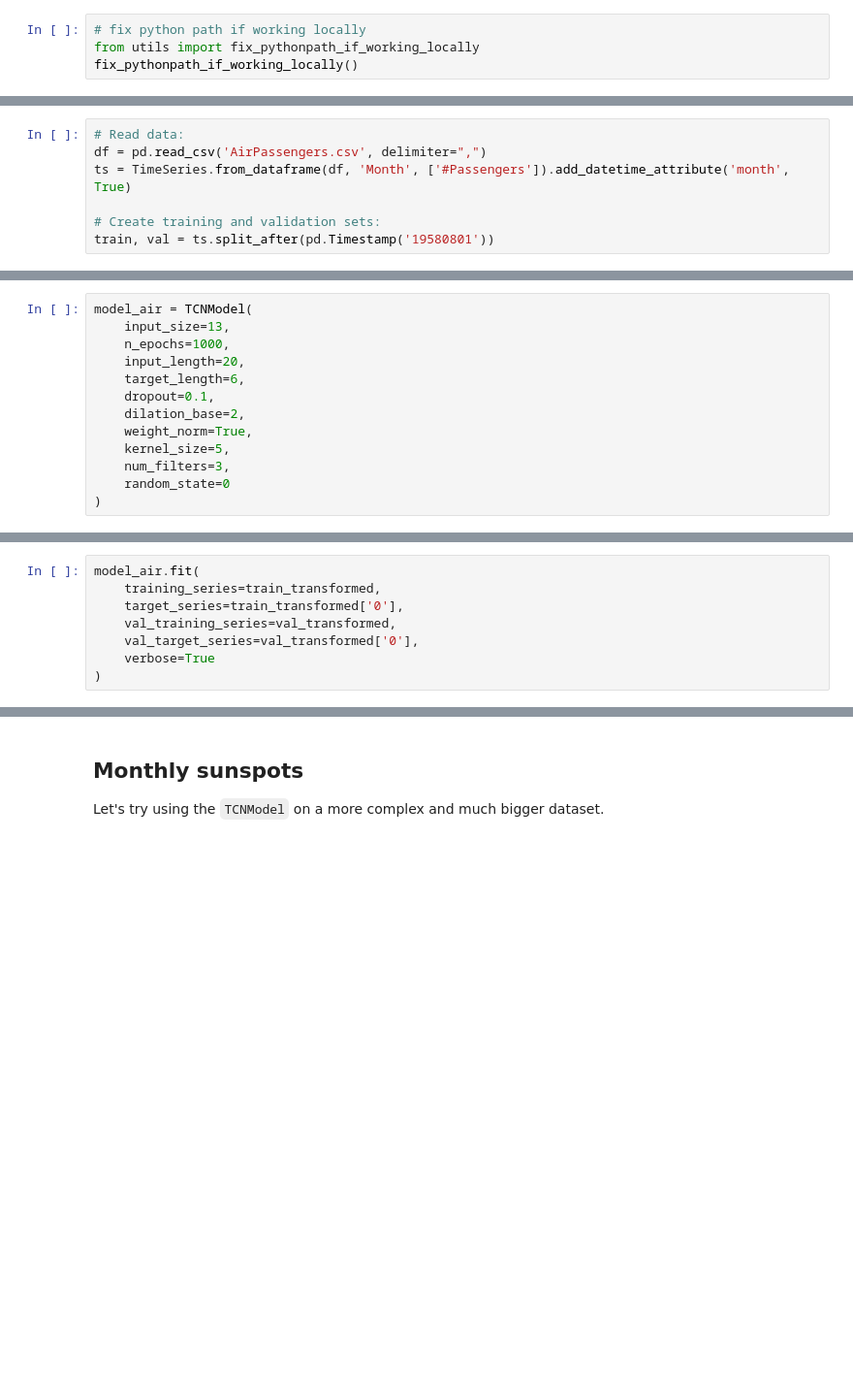
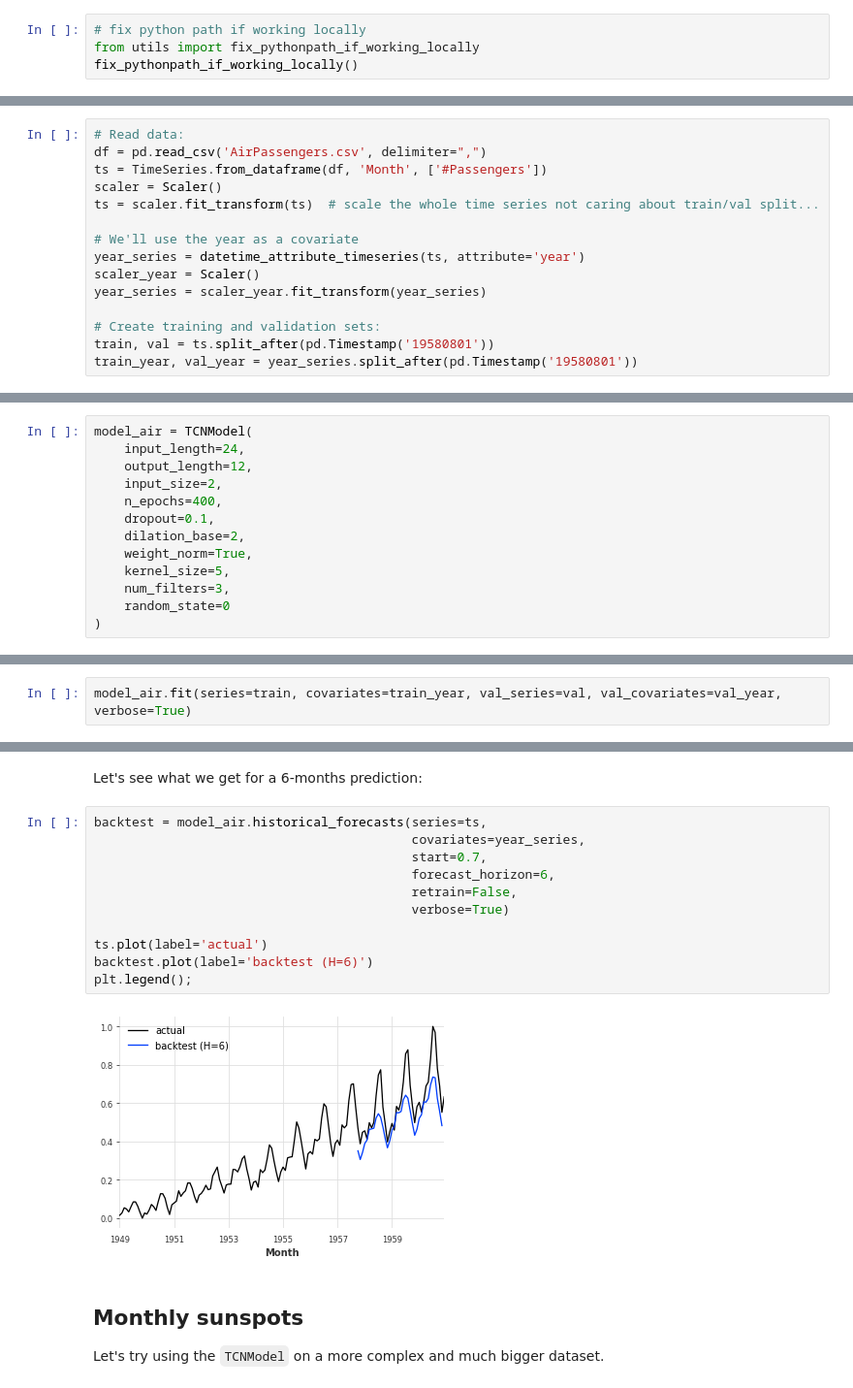
Before and after one commit to unit8co/darts, a Jupyter notebook: examples/TCN-examples.ipynb, the cells around one changed output, grey strips where cells are left out. Shown at 97% size. Drawn from its saved outputs; the diff is of its cells as text; blank space fills up the shorter version.

```diff
--- a/examples/TCN-examples.ipynb
+++ b/examples/TCN-examples.ipynb
@@ -37,7 +21,15 @@ Since this dataset contains strong yearly seasonality, we will enhance our univa
 # %%
 # Read data:
 df = pd.read_csv('AirPassengers.csv', delimiter=",")
-ts = TimeSeries.from_dataframe(df, 'Month', ['#Passengers']).add_datetime_attribute('month', True)
+ts = TimeSeries.from_dataframe(df, 'Month', ['#Passengers'])
+scaler = Scaler()
+ts = scaler.fit_transform(ts)  # scale the whole time series not caring about train/val split...
+
+# We'll use the year as a covariate
+year_series = datetime_attribute_timeseries(ts, attribute='year')
+scaler_year = Scaler()
+year_series = scaler_year.fit_transform(year_series)
 
 # Create training and validation sets:
 train, val = ts.split_after(pd.Timestamp('19580801'))
+train_year, val_year = year_series.split_after(pd.Timestamp('19580801'))
@@ -51,10 +40,10 @@ All the other parameters were chosen by trying out a few different combinations,
 If we don't specify the `num_layers` parameter, it will be chosen automatically to be the minimum number to ensure full history coverage for every entry in the output, i.e. every output will be dependent on the whole input.
 # %%
 model_air = TCNModel(
-    input_size=13,
-    n_epochs=1000,
-    input_length=20,
-    target_length=6,
+    input_length=24,
+    output_length=12,
+    input_size=2,
+    n_epochs=400,
     dropout=0.1,
     dilation_base=2,
     weight_norm=True,
@@ -68,8 +56,0 @@ model_air = TCNModel(
-# %%
-model_air.fit(
-    training_series=train_transformed,
-    target_series=train_transformed['0'],
-    val_training_series=val_transformed,
-    val_target_series=val_transformed['0'],
-    verbose=True
-)
@@ -87,0 +57,2 @@ display_forecast(pred_series, ts_transformed, '6 month')
+# %%
+model_air.fit(series=train, covariates=train_year, val_series=val, val_covariates=val_year, verbose=True)
@@ -88,3 +63,18 @@ display_forecast(pred_series, ts_transformed, '6 month')
+# %% [markdown]
+Let's see what we get for a 6-months prediction:
+# %%
+backtest = model_air.historical_forecasts(series=ts,
+                                          covariates=year_series,
+                                          start=0.7,
+                                          forecast_horizon=6,
+                                          retrain=False,
+                                          verbose=True)
+
+ts.plot(label='actual')
+backtest.plot(label='backtest (H=6)')
+plt.legend();
+# %% [output]
+[figure, added]
 # %% [markdown]
 ## Monthly sunspots
 Let's try using the `TCNModel` on a more complex and much bigger dataset.
```
Also changed, not shown: parts of 22 cells of this notebook, 1 other file.
